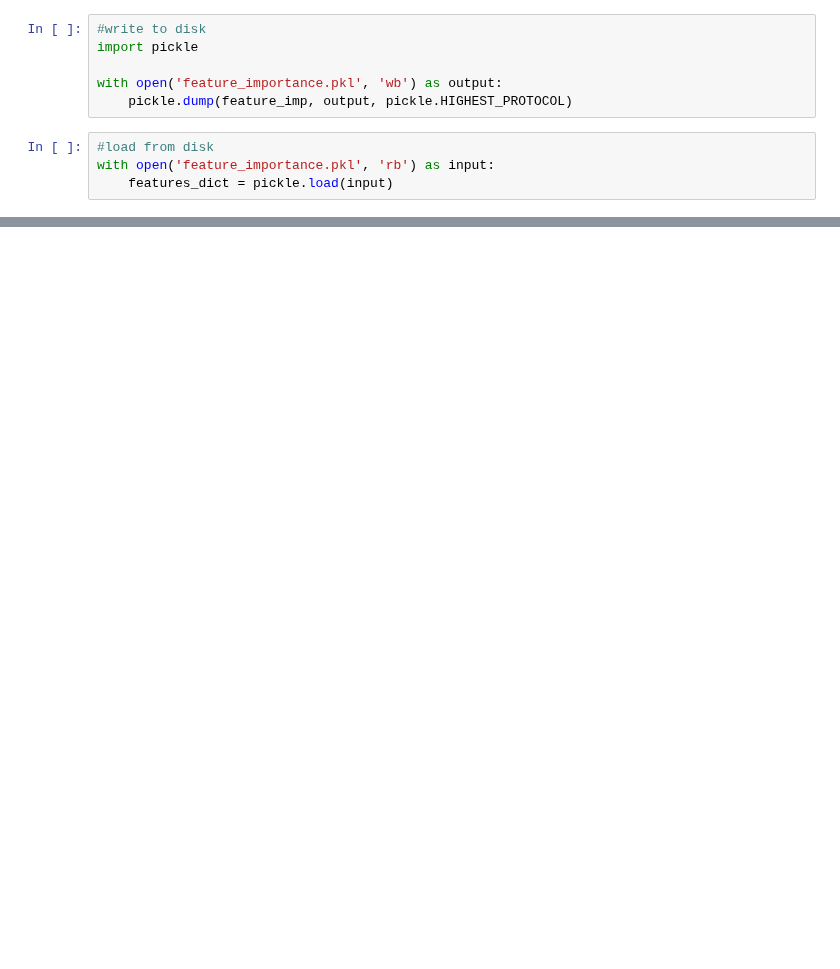
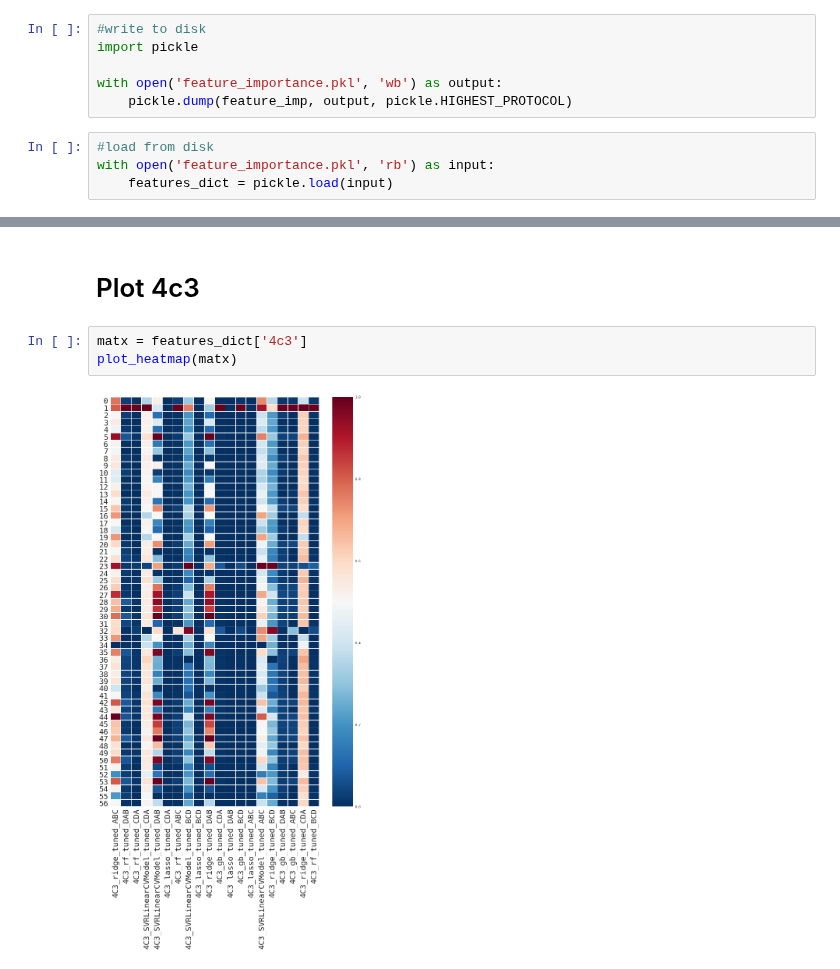
Before and after one commit to words-sdsc/IPPD, a Jupyter notebook: workbench/Feature Importance Plots.ipynb, the cells around one changed output, grey strips where cells are left out. Cells and saved outputs as stored; diff of their text form; blank space fills up the shorter version.

```diff
--- a/workbench/Feature Importance Plots.ipynb
+++ b/workbench/Feature Importance Plots.ipynb
@@ -85,0 +242,7 @@ ____________________________________________________________
+# %% [markdown]
+# Plot 4c3
+# %%
+matx = features_dict['4c3']
+plot_heatmap(matx)
+# %% [output]
+[figure, added]
```
Also changed, not shown: parts of 30 cells of this notebook, 1 other file.
